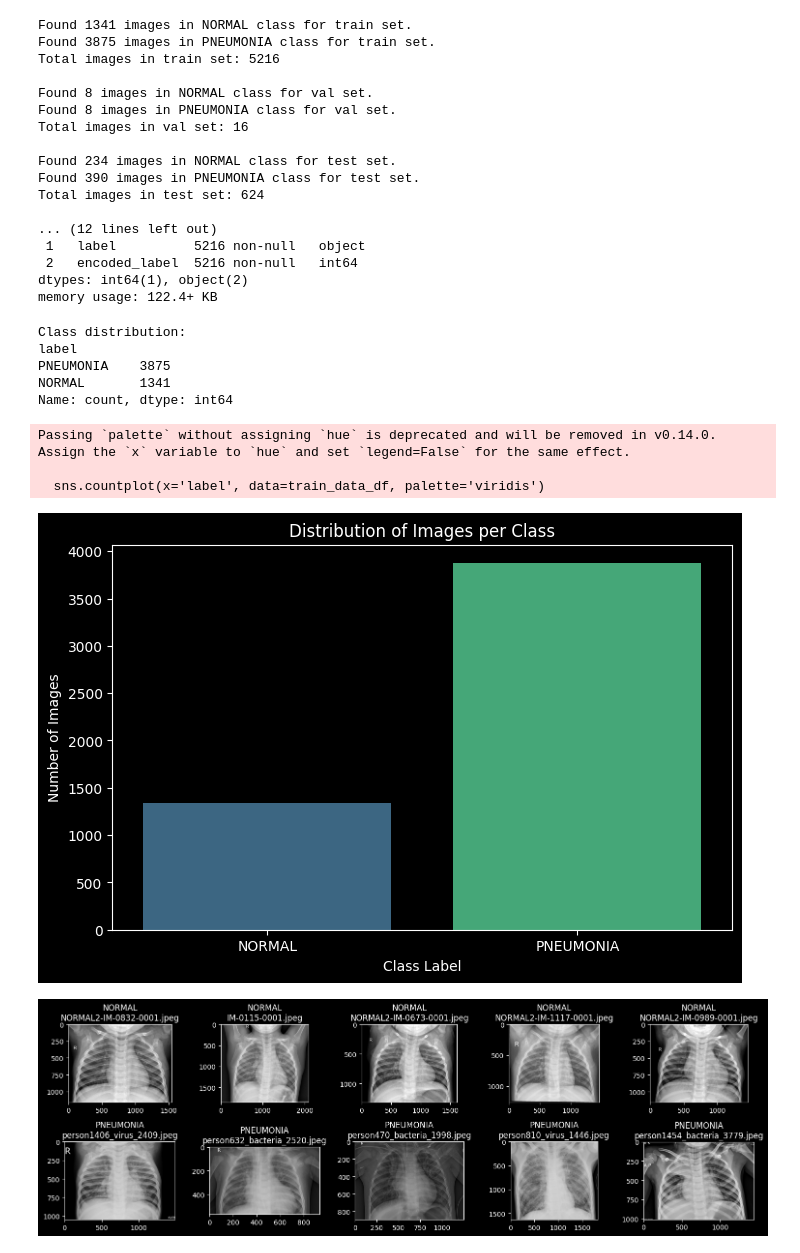
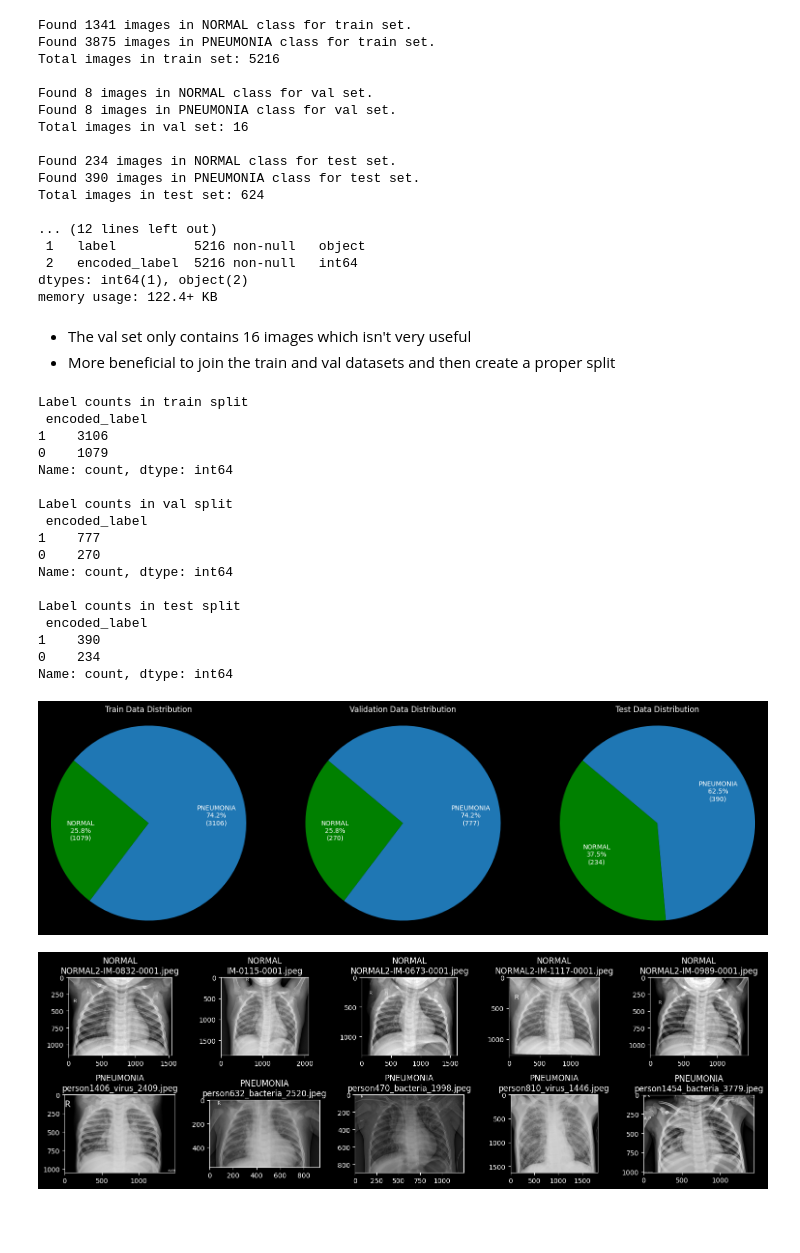
Before and after one commit to olivermarketos/Interpretability_and_Explainability, a Jupyter notebook: Q2_1_Exploratory_data_analysis.ipynb, the cells around one changed output. Drawn from its saved outputs; the diff is of its cells as text; code cells hidden in the pictures; blank space fills up the shorter version.

```diff
--- a/Q2_1_Exploratory_data_analysis.ipynb
+++ b/Q2_1_Exploratory_data_analysis.ipynb
@@ -72,5 +75,62 @@ Total images in test set: 624
  2   encoded_label  5216 non-null   int64
 dtypes: int64(1), object(2)
 memory usage: 122.4+ KB
+# %% [markdown]
+- The val set only contains 16 images which isn't very useful
+- More beneficial to join the train and val datasets and then create a proper split
+# %%
+train_val_data_df = pd.concat([train_data_df, val_data_df], ignore_index=True)
+
+# create a proper split of the data
+train_df, val_df = train_test_split(train_val_data_df, test_size = 0.20, random_state = SEED, stratify = train_val_data_df['encoded_label'])
+print(f'Label counts in train split\n {train_df["encoded_label"].value_counts()}')
+print(f'\nLabel counts in val split\n {val_df["encoded_label"].value_counts()}')
+print(f'\nLabel counts in test split\n {test_data_df["encoded_label"].value_counts()}')
+# plot pie chart of the data distribution with custom colors and white text for percentages and labels inside the slices
+fig, axes = plt.subplots(1, 3, figsize=(20, 6))
+
+def plot_pie(ax, data, title):
+    # sort counts so that index 0 (NORMAL) comes first and index 1 (PNEUMONIA) next
+    counts = data['encoded_label'].value_counts().sort_index()
+    colors = ['green', '#1f77b4']
+    wedges, texts, autotexts = ax.pie(
+        counts,
+        autopct='%1.1f%%',
+        startangle=140,
+        colors=colors,
+        pctdistance=0.7
+    )
+    total = counts.sum()
+    for i, autotext in enumerate(autotexts):
+        pct = counts[i] / total * 100
+        autotext.set_text(f"{CLASS_NAMES[i]}\n{pct:.1f}%\n({counts[i]})")
+    ax.set_title(title, color='white')
+    ax.axis('equal')
+    [t.set_color('white') for t in autotexts]
+
+plot_pie(axes[0], train_df, "Train Data Distribution")
+plot_pie(axes[1], val_df, "Validation Data Distribution")
+plot_pie(axes[2], test_data_df, "Test Data Distribution")
+
+plt.show()
+# %% [output]
+Label counts in train split
+ encoded_label
+1    3106
+0    1079
+Name: count, dtype: int64
+
+Label counts in val split
+ encoded_label
+1    777
+0    270
+Name: count, dtype: int64
+
+Label counts in test split
+ encoded_label
+1    390
+0    234
+Name: count, dtype: int64
+[figure, added]
 # %%
 # save the dataframes to csv files
@@ -79,25 +139,4 @@ val_data_df.to_csv("data/val_data.csv", index=False)
 test_data_df.to_csv("data/test_data.csv", index=False)
-# %%
-# Class distribution count
-class_counts = train_data_df['label'].value_counts()
-print("Class distribution:")
-print(class_counts)
-plt.figure(figsize=(8, 5))
-sns.countplot(x='label', data=train_data_df, palette='viridis')
-plt.title('Distribution of Images per Class')
-plt.xlabel('Class Label')
-plt.ylabel('Number of Images')
-plt.show()
-# %% [output]
-Class distribution:
-label
-PNEUMONIA    3875
-NORMAL       1341
-Name: count, dtype: int64
-Passing `palette` without assigning `hue` is deprecated and will be removed in v0.14.0. Assign the `x` variable to `hue` and set `legend=False` for the same effect.
-
-  sns.countplot(x='label', data=train_data_df, palette='viridis')
-[figure, removed]
 # %%
 # display some images
 def display_images(CLASS_NAMES, train_data, n=5):
```
Also changed, not shown: parts of 5 cells of this notebook, 18 other files.
